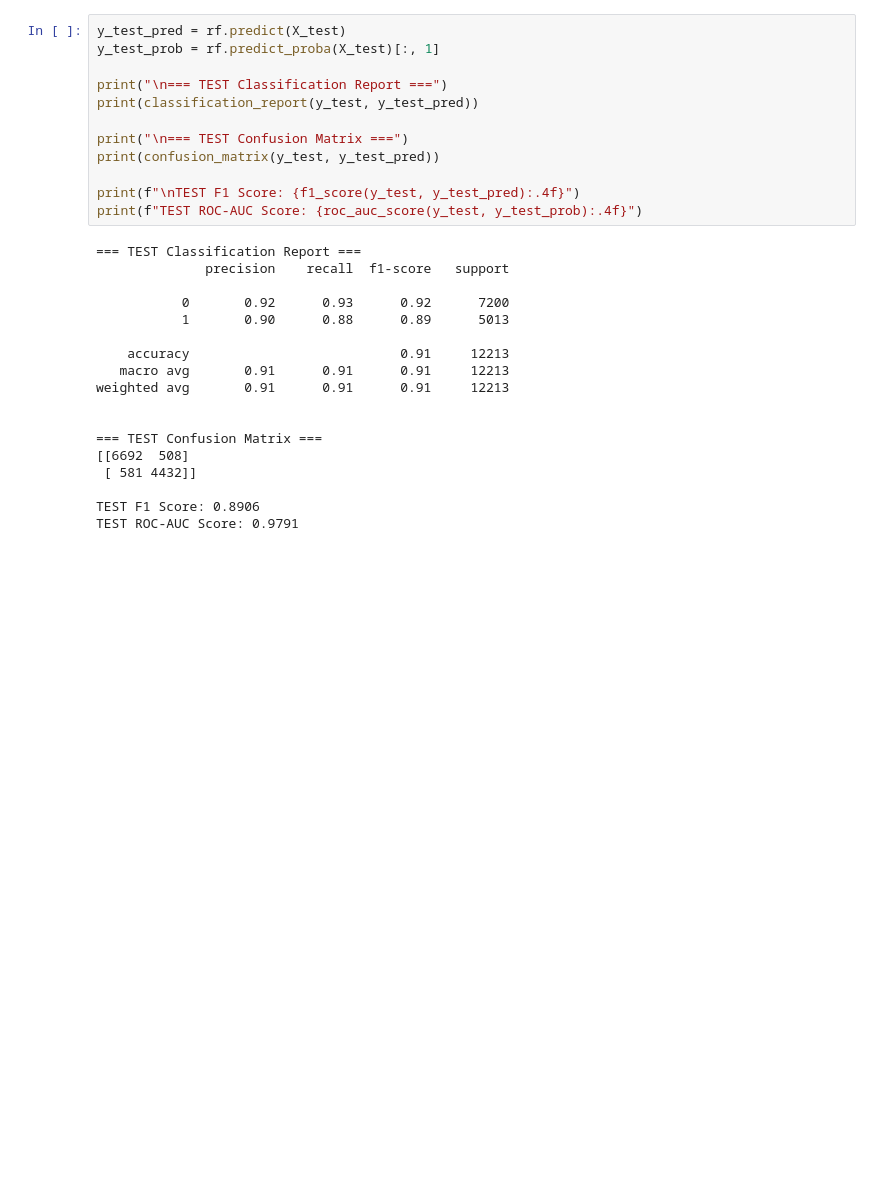
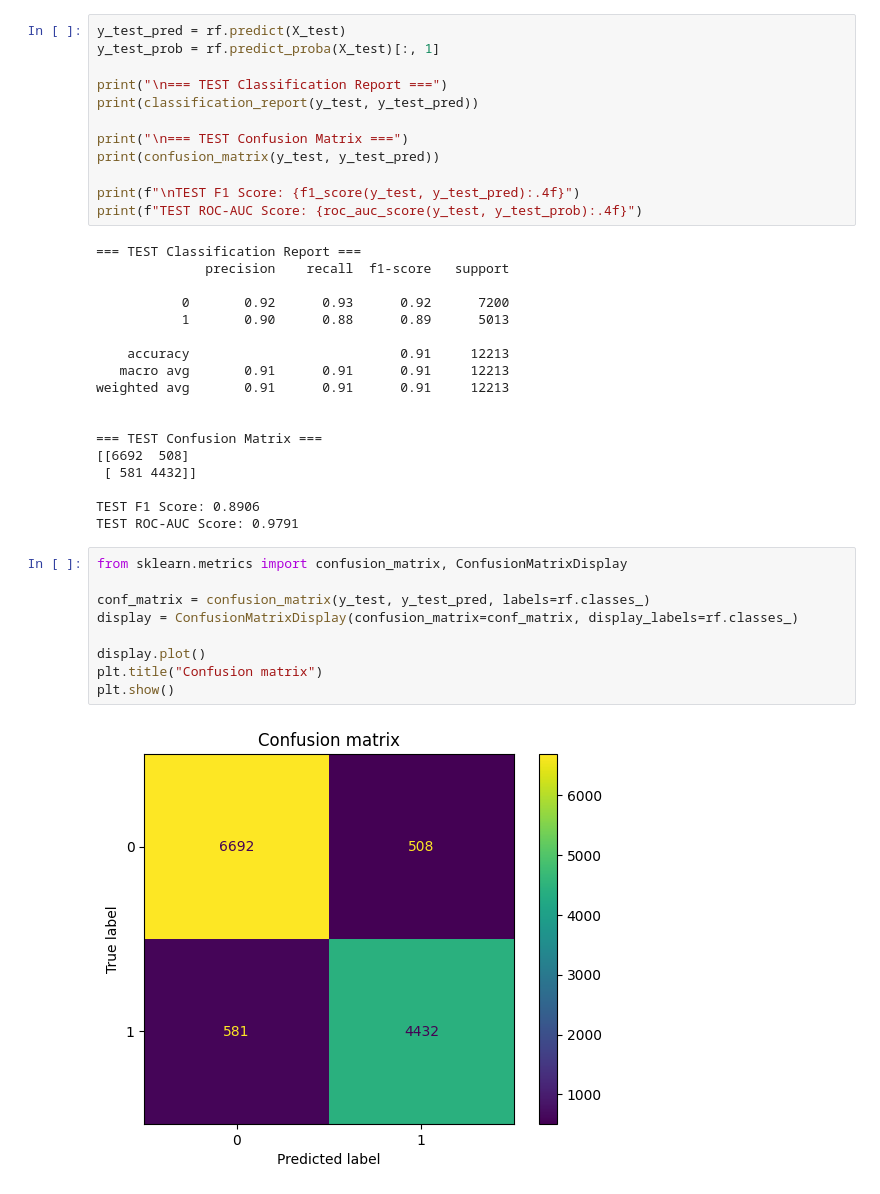
Before and after one commit to bsc-com-ne-14-20/Ai-Augumented-IDS, a Jupyter notebook: src/detection/train1.ipynb, the cells around one changed output. Saved outputs shown, nothing was run; the diff lists cells and outputs as text; blank space fills up the shorter version.

Commit message:
confusion matrix

```diff
--- a/src/detection/train1.ipynb
+++ b/src/detection/train1.ipynb
@@ -190,3 +190,14 @@ weighted avg       0.91      0.91      0.91     12213
 
 TEST F1 Score: 0.8906
 TEST ROC-AUC Score: 0.9791
+# %%
+from sklearn.metrics import confusion_matrix, ConfusionMatrixDisplay
+
+conf_matrix = confusion_matrix(y_test, y_test_pred, labels=rf.classes_)
+display = ConfusionMatrixDisplay(confusion_matrix=conf_matrix, display_labels=rf.classes_)
+
+display.plot()
+plt.title("Confusion matrix")
+plt.show()
+# %% [output]
+[figure, added]
```
